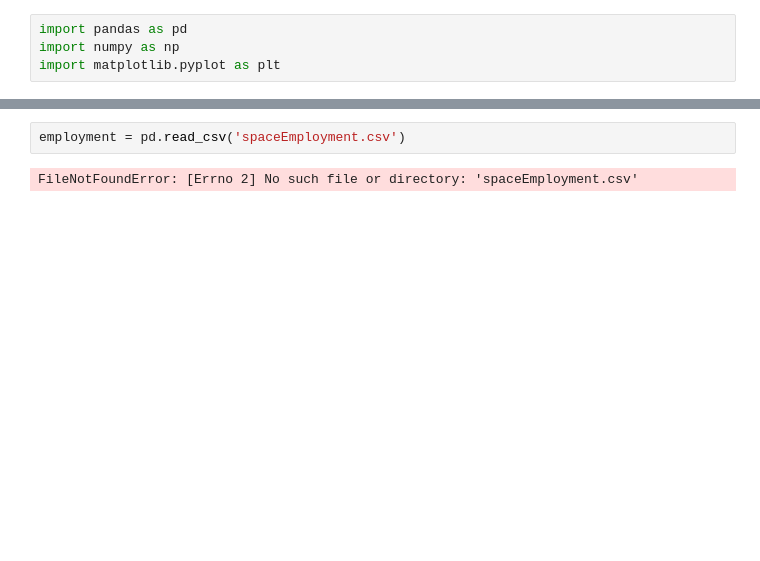
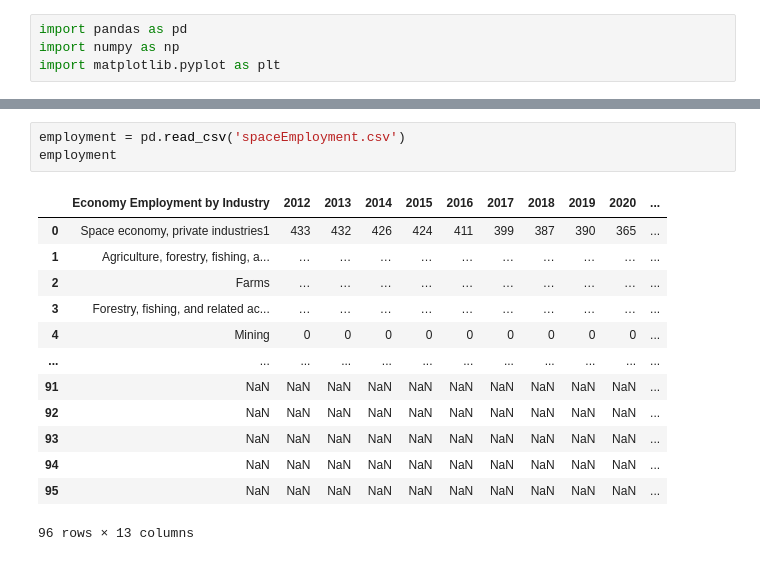
Before and after one commit to amishmish/cdc2025, a Jupyter notebook: carolinaDataChallenge.ipynb, the cells around one changed output, grey strips where cells are left out. Cells and saved outputs as stored; diff of their text form; blank space fills up the shorter version.

```diff
--- a/carolinaDataChallenge.ipynb
+++ b/carolinaDataChallenge.ipynb
@@ -8,7 +22,20 @@ realValAdd
 # %%
 employment = pd.read_csv('spaceEmployment.csv')
+employment
 # %% [output]
+|  | Economy Employment by Industry | 2012 | 2013 | 2014 | 2015 | 2016 | 2017 | 2018 | 2019 | 2020 | ... |
+| 0 | Space economy, private industries1 | 433 | 432 | 426 | 424 | 411 | 399 | 387 | 390 | 365 | ... |
+| 1 | Agriculture, forestry, fishing, a... | … | … | … | … | … | … | … | … | … | ... |
+| 2 | Farms | … | … | … | … | … | … | … | … | … | ... |
+| 3 | Forestry, fishing, and related ac... | … | … | … | … | … | … | … | … | … | ... |
+| 4 | Mining | 0 | 0 | 0 | 0 | 0 | 0 | 0 | 0 | 0 | ... |
+| ... | ... | ... | ... | ... | ... | ... | ... | ... | ... | ... | ... |
+| 91 | NaN | NaN | NaN | NaN | NaN | NaN | NaN | NaN | NaN | NaN | ... |
+| 92 | NaN | NaN | NaN | NaN | NaN | NaN | NaN | NaN | NaN | NaN | ... |
+| 93 | NaN | NaN | NaN | NaN | NaN | NaN | NaN | NaN | NaN | NaN | ... |
+| 94 | NaN | NaN | NaN | NaN | NaN | NaN | NaN | NaN | NaN | NaN | ... |
+| 95 | NaN | NaN | NaN | NaN | NaN | NaN | NaN | NaN | NaN | NaN | ... |
-FileNotFoundError: [Errno 2] No such file or directory: 'spaceEmployment.csv'
+96 rows × 13 columns
 # %%
 import pandas as pd
 import numpy as np
```
Also changed, not shown: parts of 5 cells of this notebook, 1 other file.
